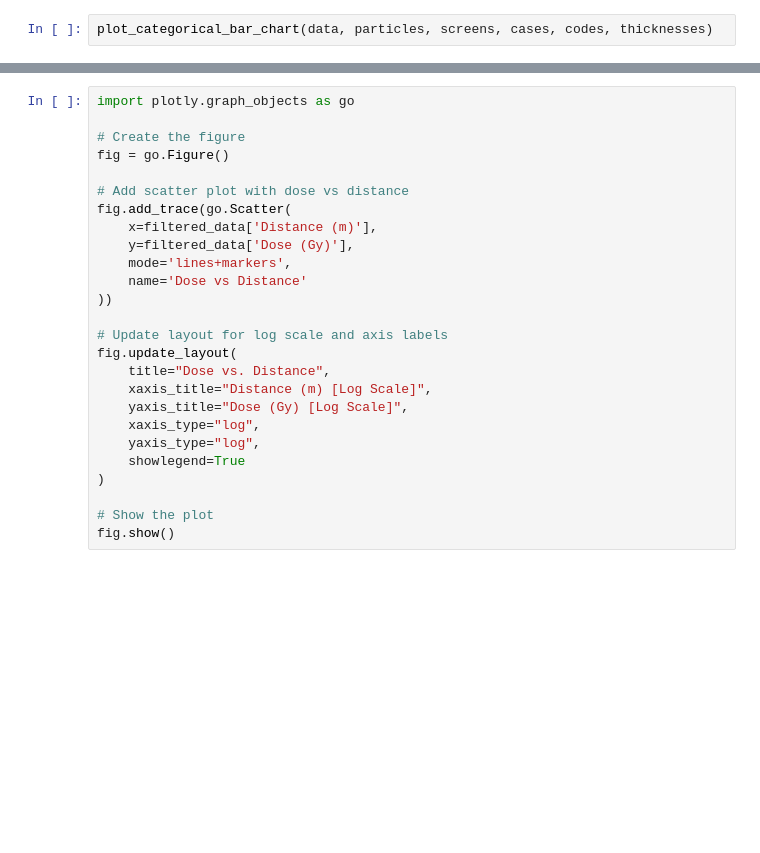
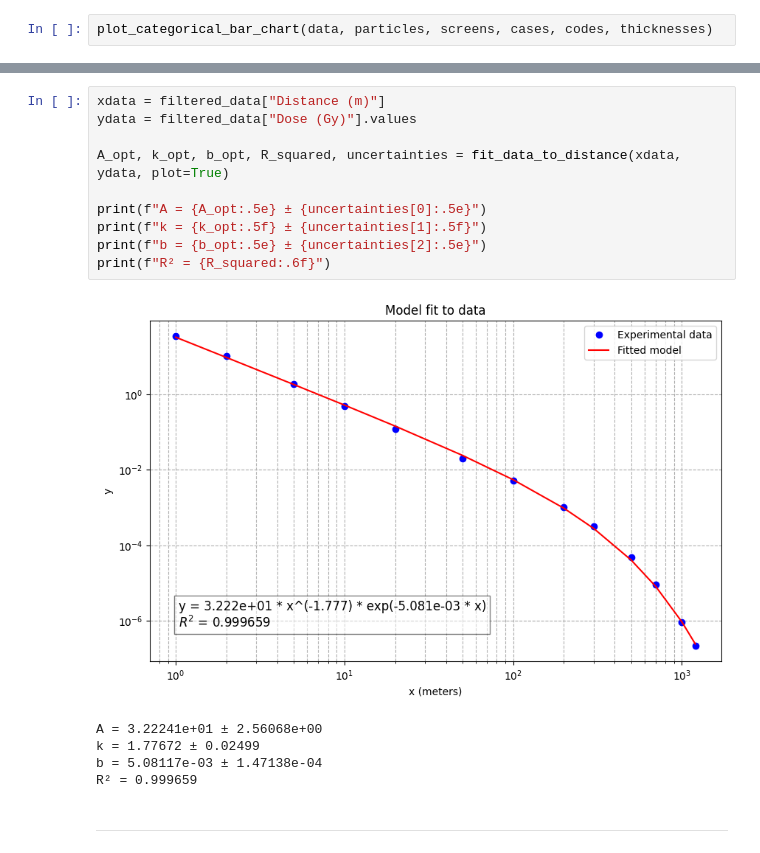
Before and after one commit to Astangul/SlideRule, a Jupyter notebook: Notebooks/DB_analysis.ipynb, the cells around one changed output, grey strips where cells are left out. Cells and saved outputs as stored; diff of their text form; blank space fills up the shorter version.

Commit message:
Dose tab creation

```diff
--- a/Notebooks/DB_analysis.ipynb
+++ b/Notebooks/DB_analysis.ipynb
@@ -73,26 +71,18 @@ filtered_data
-# %%
-import plotly.graph_objects as go
-
-# Create the figure
-fig = go.Figure()
-
-# Add scatter plot with dose vs distance
-fig.add_trace(go.Scatter(
-    x=filtered_data['Distance (m)'],
-    y=filtered_data['Dose (Gy)'],
-    mode='lines+markers',
-    name='Dose vs Distance'
-))
-
-# Update layout for log scale and axis labels
-fig.update_layout(
-    title="Dose vs. Distance",
-    xaxis_title="Distance (m) [Log Scale]",
-    yaxis_title="Dose (Gy) [Log Scale]",
-    xaxis_type="log",
-    yaxis_type="log",
-    showlegend=True
-)
-
-# Show the plot
-fig.show()
+# %%
+xdata = filtered_data["Distance (m)"]
+ydata = filtered_data["Dose (Gy)"].values
+
+A_opt, k_opt, b_opt, R_squared, uncertainties = fit_data_to_distance(xdata, ydata, plot=True)
+
+print(f"A = {A_opt:.5e} ± {uncertainties[0]:.5e}")
+print(f"k = {k_opt:.5f} ± {uncertainties[1]:.5f}")
+print(f"b = {b_opt:.5e} ± {uncertainties[2]:.5e}")
+print(f"R² = {R_squared:.6f}")
+# %% [output]
+[figure, added]
+A = 3.22241e+01 ± 2.56068e+00
+k = 1.77672 ± 0.02499
+b = 5.08117e-03 ± 1.47138e-04
+R² = 0.999659
+# %% [markdown]
+---
```
Also changed, not shown: parts of 40 cells of this notebook, 27 other files.
